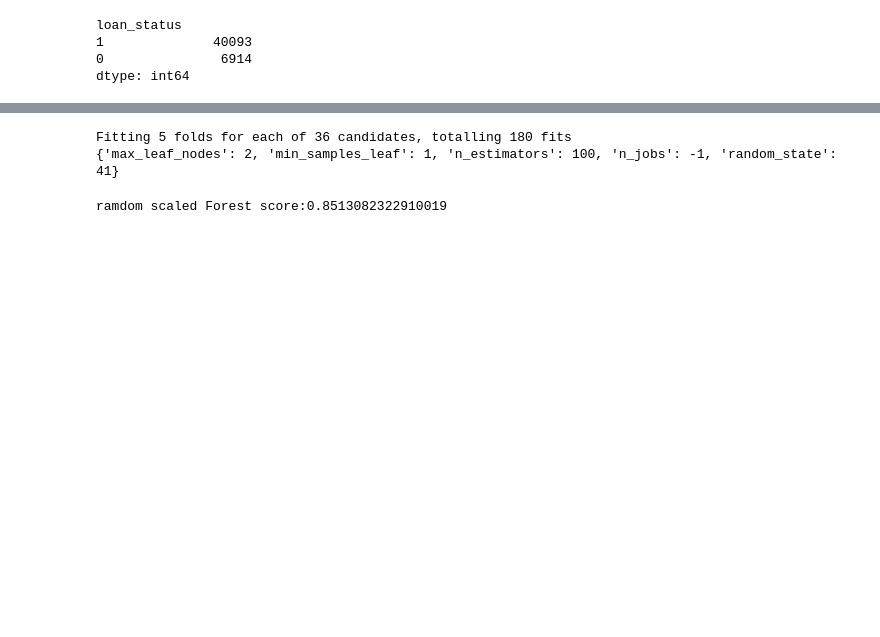
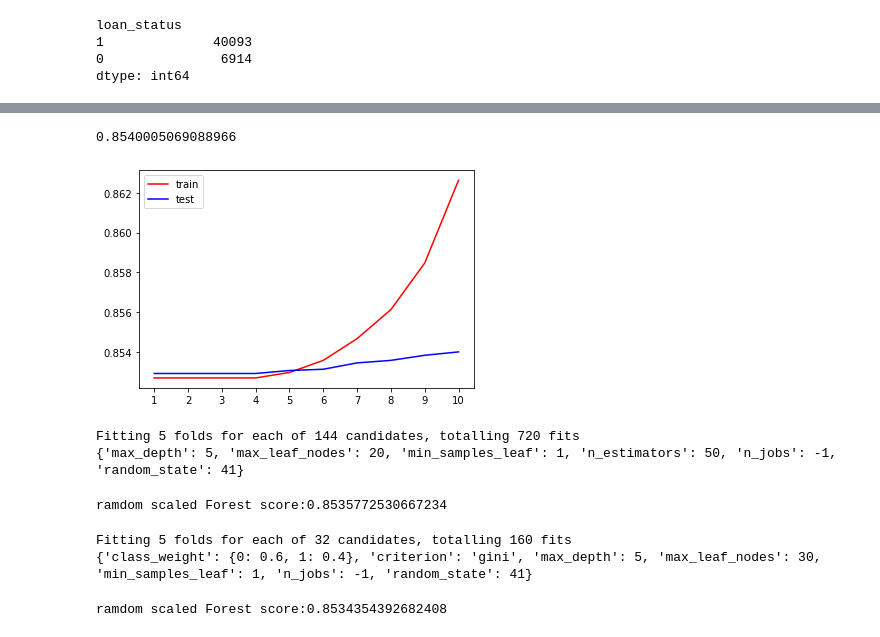
Before and after one commit to Thgiliwt/Final-Project---Lending-Club, a Jupyter notebook: Resources/RandomForestClassifier.ipynb, the cells around one changed output, grey strips where cells are left out. Saved outputs shown, nothing was run; the diff lists cells and outputs as text; code cells hidden in the pictures; blank space fills up the shorter version.

Commit message:
updates on tuning parameters

```diff
--- a/Resources/RandomForestClassifier.ipynb
+++ b/Resources/RandomForestClassifier.ipynb
@@ -73,19 +78,60 @@ ramdom Forest score:0.8537190668652059
+# %%
+tr = []
+te = []
+for i in range(10):
+    clf = RandomForestClassifier(random_state=41
+                                 ,max_depth=i+1
+                                 ,criterion="gini"
+                               )
+    clf = clf.fit(X_train_scaled, y_train.values.ravel())
+    score_tr = clf.score(X_train_scaled, y_train.values.ravel())
+    score_te = cross_val_score(clf,X,y.values.ravel(),cv=10).mean()
+    tr.append(score_tr)
+    te.append(score_te)
+print(max(te))
+plt.plot(range(1,11),tr,color="red",label="train")
+plt.plot(range(1,11),te,color="blue",label="test")
+plt.xticks(range(1,11))
+plt.legend()
+plt.show()
+# %% [output]
+0.8540005069088966
+[figure, added]
 # %%
 # import GridSerachCV to search for the best parameters combination
-
+# test1
 from sklearn.model_selection import GridSearchCV
-params = {'n_estimators': [100,500,2000],'max_leaf_nodes':[2,4,6,8], "min_samples_leaf":[1,5,20],'random_state':[41], "n_jobs":[-1]}
-grid = GridSearchCV(RandomForestClassifier(),params,refit=True,verbose=1)
+params1 = {'n_estimators': [50,100,500],'max_depth':[3,4,5],'max_leaf_nodes':[2,4,5,20], "min_samples_leaf":[1,2,4,20],'random_state':[41], "n_jobs":[-1]}
+grid = GridSearchCV(RandomForestClassifier(),params1,refit=True,verbose=1)
 grid.fit(X_train_scaled,y_train.values.ravel())
 print(grid.best_params_)
 # %% [output]
-Fitting 5 folds for each of 36 candidates, totalling 180 fits
-{'max_leaf_nodes': 2, 'min_samples_leaf': 1, 'n_estimators': 100, 'n_jobs': -1, 'random_state': 41}
+Fitting 5 folds for each of 144 candidates, totalling 720 fits
+{'max_depth': 5, 'max_leaf_nodes': 20, 'min_samples_leaf': 1, 'n_estimators': 50, 'n_jobs': -1, 'random_state': 41}
-# %%
-#after tuning parameters
-best_model = RandomForestClassifier(**grid.best_params_)
-best_model.fit(X_train_scaled, y_train.values.ravel())
-score_best_model = best_model.score(X_test_scaled,y_test.values.ravel())
-print("ramdom scaled Forest score:{}".format(score_best_model))
-# %% [output]
-ramdom scaled Forest score:0.8513082322910019
+# %%
+#after tuning parameters
+best_model1 = RandomForestClassifier(**grid.best_params_)
+best_model1.fit(X_train_scaled, y_train.values.ravel())
+score_best_model1 = best_model1.score(X_test_scaled,y_test.values.ravel())
+print("ramdom scaled Forest score:{}".format(score_best_model1))
+# %% [output]
+ramdom scaled Forest score:0.8535772530667234
+# %%
+# import GridSerachCV to search for the best parameters combination
+# test2
+from sklearn.model_selection import GridSearchCV
+params2 = {'class_weight':[{0:0.6,1:0.4}],'criterion':('entropy','gini'),'max_depth':[5],'max_leaf_nodes':[10,20,30,40], "min_samples_leaf":[1,2,3,4],'random_state':[41], "n_jobs":[-1]}
+grid = GridSearchCV(RandomForestClassifier(),params2,refit=True,verbose=1)
+grid.fit(X_train_scaled,y_train.values.ravel())
+print(grid.best_params_)
+# %% [output]
+Fitting 5 folds for each of 32 candidates, totalling 160 fits
+{'class_weight': {0: 0.6, 1: 0.4}, 'criterion': 'gini', 'max_depth': 5, 'max_leaf_nodes': 30, 'min_samples_leaf': 1, 'n_jobs': -1, 'random_state': 41}
+# %%
+#after tuning parameters set 2
+best_model2 = RandomForestClassifier(**grid.best_params_)
+best_model2.fit(X_train_scaled, y_train.values.ravel())
+score_best_model2 = best_model2.score(X_test_scaled,y_test.values.ravel())
+print("ramdom scaled Forest score:{}".format(score_best_model2))
+# %% [output]
+ramdom scaled Forest score:0.8534354392682408
```
Also changed, not shown: parts of 6 cells of this notebook.
